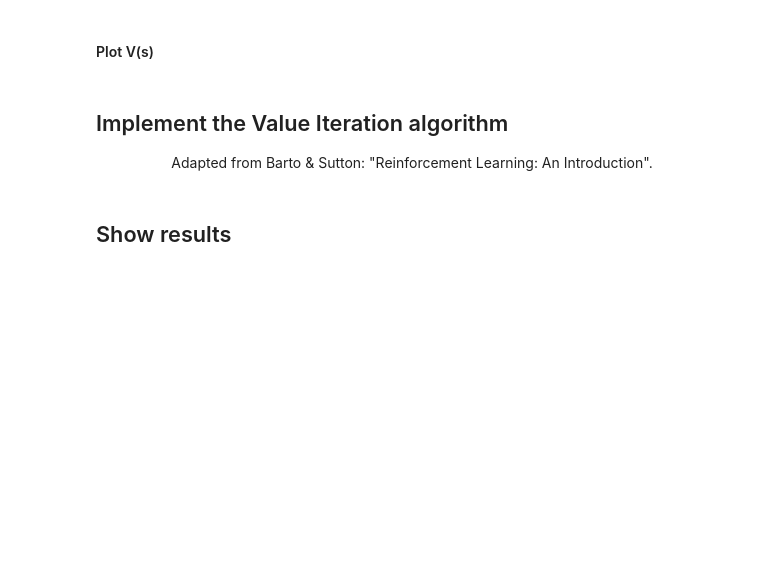
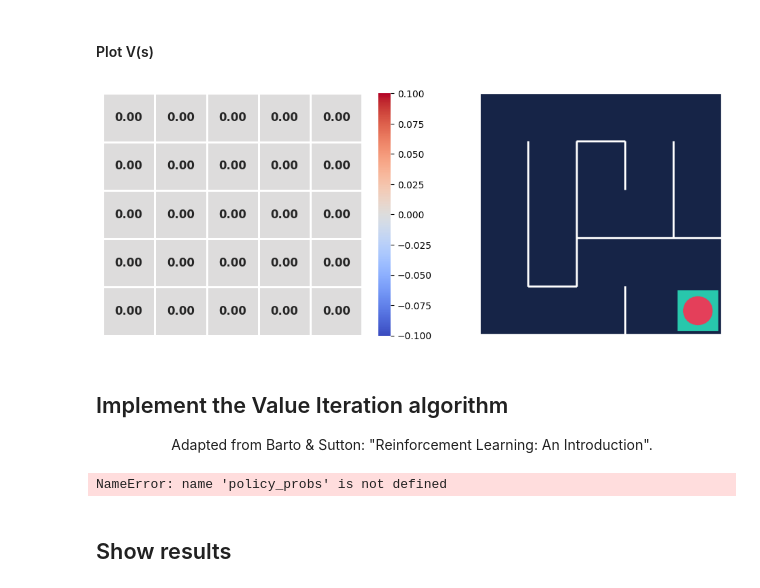
Before and after one commit to Thenextmillionare/DLW-Hackathons, a Jupyter notebook: Section_3_value_iteration.ipynb, the cells around one changed output. Cells and saved outputs as stored; diff of their text form; code cells hidden in the pictures; blank space fills up the shorter version.

```diff
--- a/Section_3_value_iteration.ipynb
+++ b/Section_3_value_iteration.ipynb
@@ -296,8 +322,14 @@ plt.imshow(frame)
 ## Define value table $V(s)$
 # %% [markdown]
 #### Create the $V(s)$ table
+# %%
+state_values = np.zeros((5,5))
 # %% [markdown]
 #### Plot V(s)
+# %%
+plot_values(state_values, frame)
+# %% [output]
+[figure, added]
 # %% [markdown]
 ## Implement the Value Iteration algorithm
 
@@ -312,3 +382,7 @@ plt.imshow(frame)
+# %%
+value_iteration(policy_probs, state_values)
+# %% [output]
+NameError: name 'policy_probs' is not defined
 # %% [markdown]
 ## Show results
 # %% [markdown]
```
Also changed, not shown: parts of 8 cells of this notebook.
